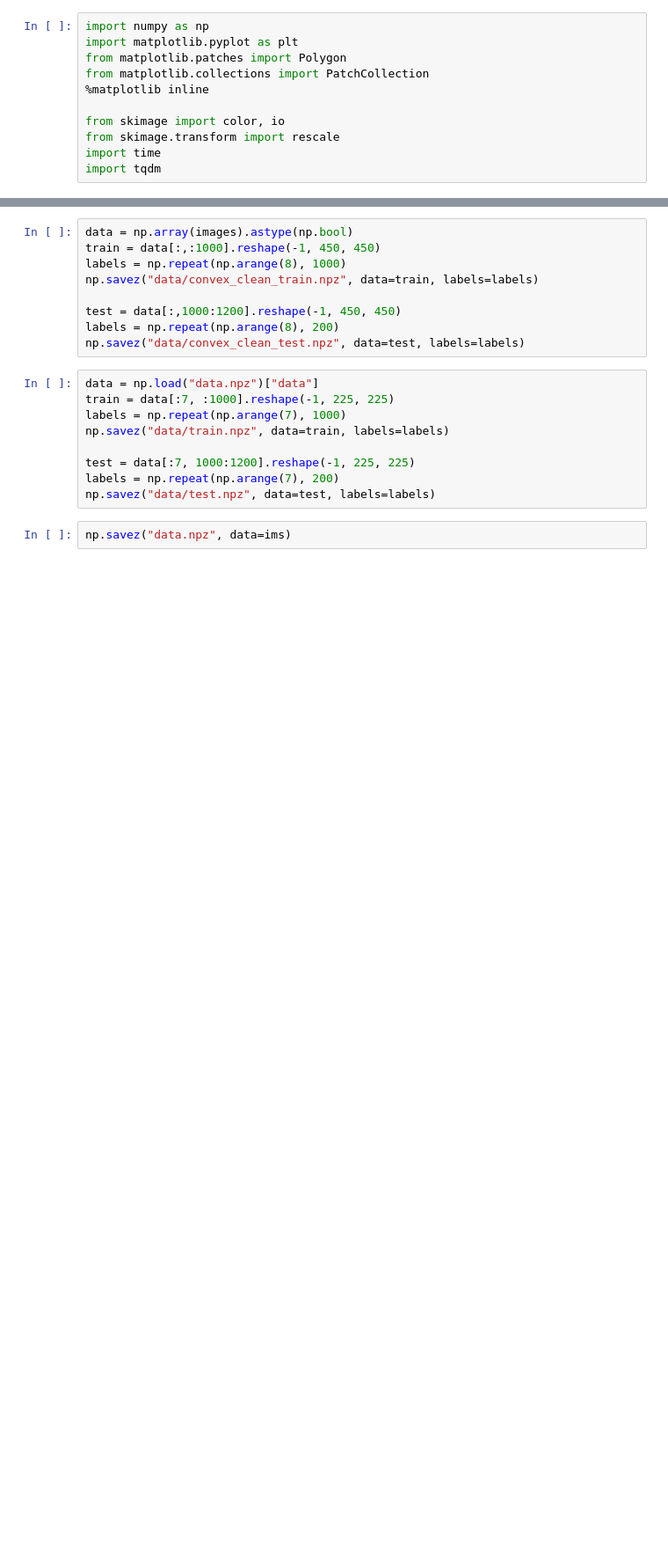
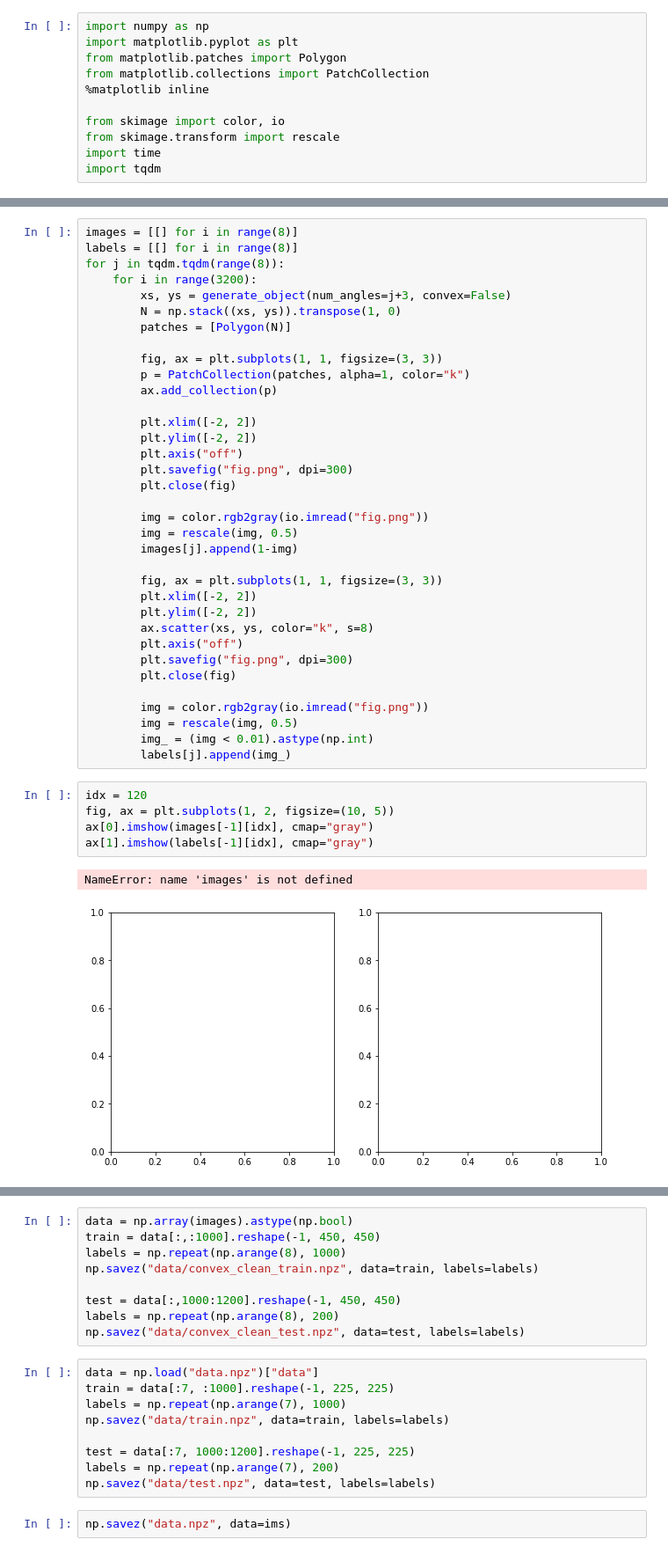
Before and after one commit to AlexGrinch/utils, a Jupyter notebook: generation.ipynb, the cells around one changed output, grey strips where cells are left out. Shown: that part at 88% size. Saved outputs shown, nothing was run; the diff lists cells and outputs as text; blank space fills up the shorter version.

```diff
--- a/generation.ipynb
+++ b/generation.ipynb
@@ -44,0 +63,43 @@ plt.show()
+# %%
+images = [[] for i in range(8)]
+labels = [[] for i in range(8)]
+for j in tqdm.tqdm(range(8)):
+    for i in range(3200):
+        xs, ys = generate_object(num_angles=j+3, convex=False)
+        N = np.stack((xs, ys)).transpose(1, 0)
+        patches = [Polygon(N)]
+
+        fig, ax = plt.subplots(1, 1, figsize=(3, 3))
+        p = PatchCollection(patches, alpha=1, color="k")
+        ax.add_collection(p)
+
+        plt.xlim([-2, 2])
+        plt.ylim([-2, 2])
+        plt.axis("off")
+        plt.savefig("fig.png", dpi=300)
+        plt.close(fig)
+
+        img = color.rgb2gray(io.imread("fig.png"))
+        img = rescale(img, 0.5)
+        images[j].append(1-img)
+
+        fig, ax = plt.subplots(1, 1, figsize=(3, 3))
+        plt.xlim([-2, 2])
+        plt.ylim([-2, 2])
+        ax.scatter(xs, ys, color="k", s=8)
+        plt.axis("off")
+        plt.savefig("fig.png", dpi=300)
+        plt.close(fig)
+
+        img = color.rgb2gray(io.imread("fig.png"))
+        img = rescale(img, 0.5)
+        img_ = (img < 0.01).astype(np.int)
+        labels[j].append(img_)
+# %%
+idx = 120
+fig, ax = plt.subplots(1, 2, figsize=(10, 5))
+ax[0].imshow(images[-1][idx], cmap="gray")
+ax[1].imshow(labels[-1][idx], cmap="gray")
+# %% [output]
+NameError: name 'images' is not defined
+[figure, added]
```
Also changed, not shown: parts of 45 cells of this notebook, 1 other file.
